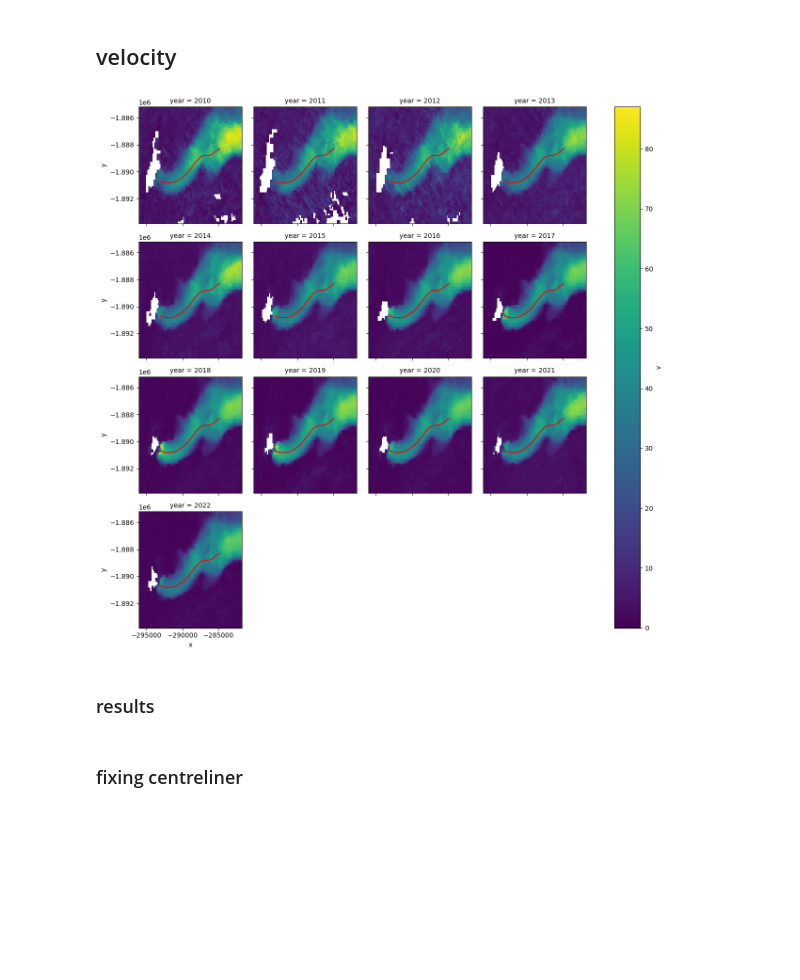
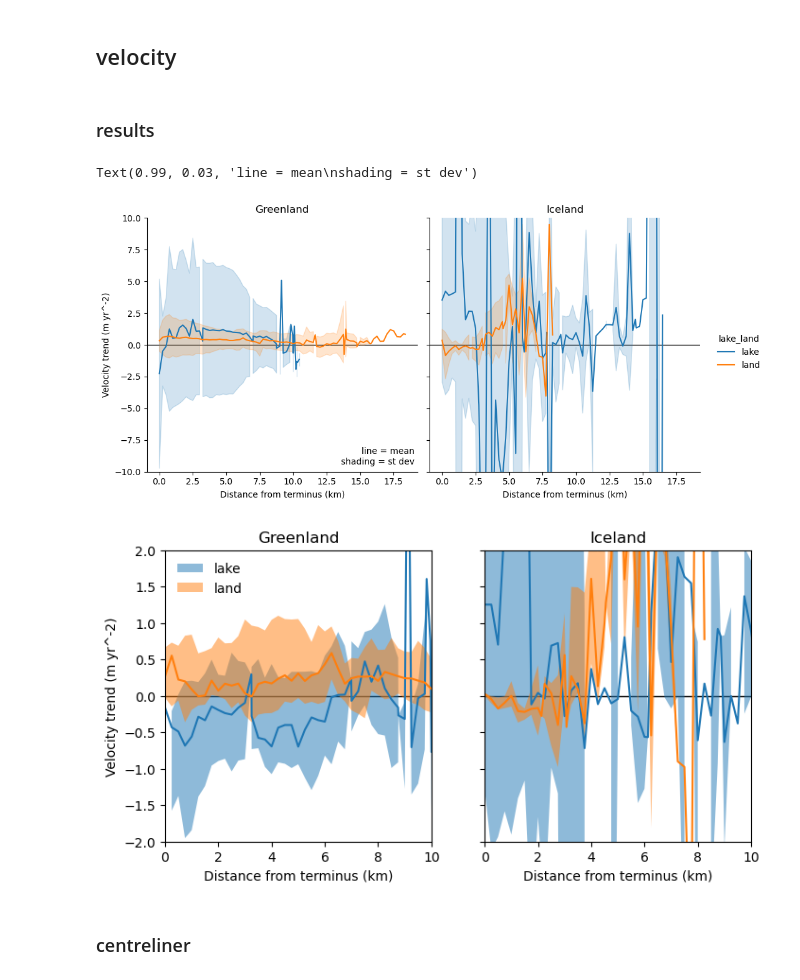
Before and after one commit to tlohde/lake-terminating-glaciers, a Jupyter notebook: src/jan25Update.ipynb, the cells around one changed output. Drawn from its saved outputs; the diff is of its cells as text; code cells hidden in the pictures; blank space fills up the shorter version.

Commit message:
lake ice changes - new environment (pro)

```diff
--- a/src/jan25Update.ipynb
+++ b/src/jan25Update.ipynb
@@ -627,10 +611,3 @@ s12, s7 = utils.Site(12), utils.Site(7)
-# %%
-fg = s7.v_field['v'].sel(quantile=0.5).plot(col='year', col_wrap=4)
-
-for ax in fg.axs.flat:
-    ax.plot(*s7.cl.coords.xy, c='r')
-# %% [output]
-[figure, removed]
 # %% [markdown]
 ### results
 # %%
@@ -658,27 +635,30 @@ cl_trend = pd.concat(cl_trend_dfs).reset_index()
 # %%
 fg = sns.relplot(data=cl_trend,
                  x='cumul_dist',
                  y='slope',
                  hue='lake_land',
                  hue_order=['lake', 'land'],
                  col='where',
                  kind='line',
                  errorbar='sd',
-                 marker='.'
+              #    marker='.'
                  )
 
 fg.set(ylim=(-10,10),
        xlabel='Distance from terminus (km)',
        ylabel='Velocity trend (m yr^-2)')
 fg.map(plt.axhline, y=0, c='k', lw=1, zorder=0)
 
 for ax in fg.axes.flat:
        t = ax.get_title()
        ax.set_title(t.split('where = ')[-1].title())
 
 fg.axes[0][0].annotate(
        'line = mean\nshading = st dev',
        xy=(0.99, 0.03),
        xycoords='axes fraction',
        ha='right'
 )
+# %% [output]
+Text(0.99, 0.03, 'line = mean\nshading = st dev')
+[figure, added]
@@ -696,4 +665,16 @@ avg_cl_trends.head(2)
 # %%
+## plotting MEDIAN VELOCITY TREND with IQ range (that is IQ of the group)
+## does not pay attention to confidence intervals of theilslope results
+lower = lambda x: np.quantile(x, 0.25)
+upper = lambda x: np.quantile(x, 0.75)
+avg_cl_trends = (cl_trend
+                 .groupby(['where', 'lake_land', 'cumul_dist'])['slope']
+                 .agg(['median', lower, upper])
+                 .rename(columns={'<lambda_0>':'lower',
+                                  '<lambda_1>':'upper'})
+                 .reset_index()
+                 )
+
 fig, axs = plt.subplots(ncols=2, figsize=[8,4], sharex=True, sharey=True)
 for ax, where in zip(axs, ['greenland', 'iceland']):
     for ll in ['lake', 'land']:
@@ -721,6 +702,8 @@ for ax, where in zip(axs, ['greenland', 'iceland']):
 # directory = '../results/figures/'
 # filename = 'median_centreline_velocity_trends_iqr.png'
 # fig.savefig(directory + now + filename, bbox_inches = 'tight')
+# %% [output]
+[figure, added]
 # %%
 line_df_split = samples_groupby(cl_trend, by=['where', 'lake_land', 'cumul_dist'])
 # scatter of lake vs land V for GREENLAND ONLY, coloured by elevation, symbolised by region
@@ -807,7 +790,7 @@ ax.annotate('<-- decelerating   accelerating -->',
 # filename = 'median_centreline_velocity_trends_iqr.png'
 # fig.savefig(directory + now + filename, bbox_inches = 'tight')
 # %% [markdown]
-### fixing centreliner
+### centreliner
 # %%
 from velocity_utils import CentreLiner
 with LocalCluster() as cluster:
```
Also changed, not shown: parts of 12 cells of this notebook, 3 other files.
